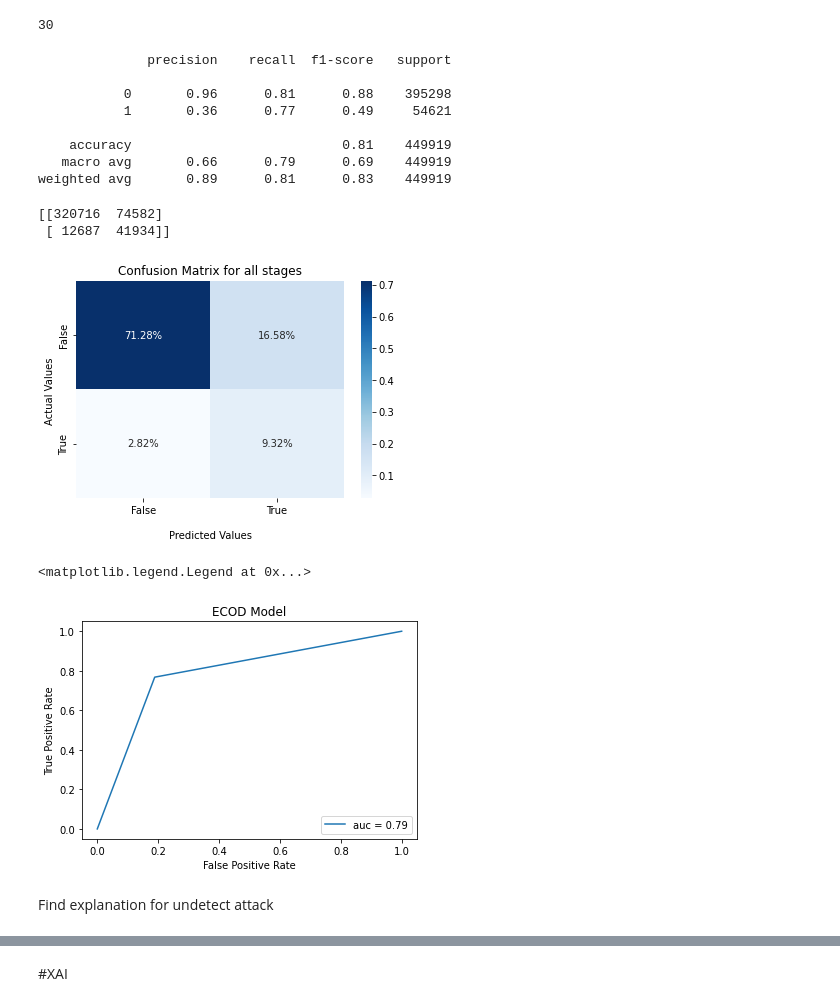
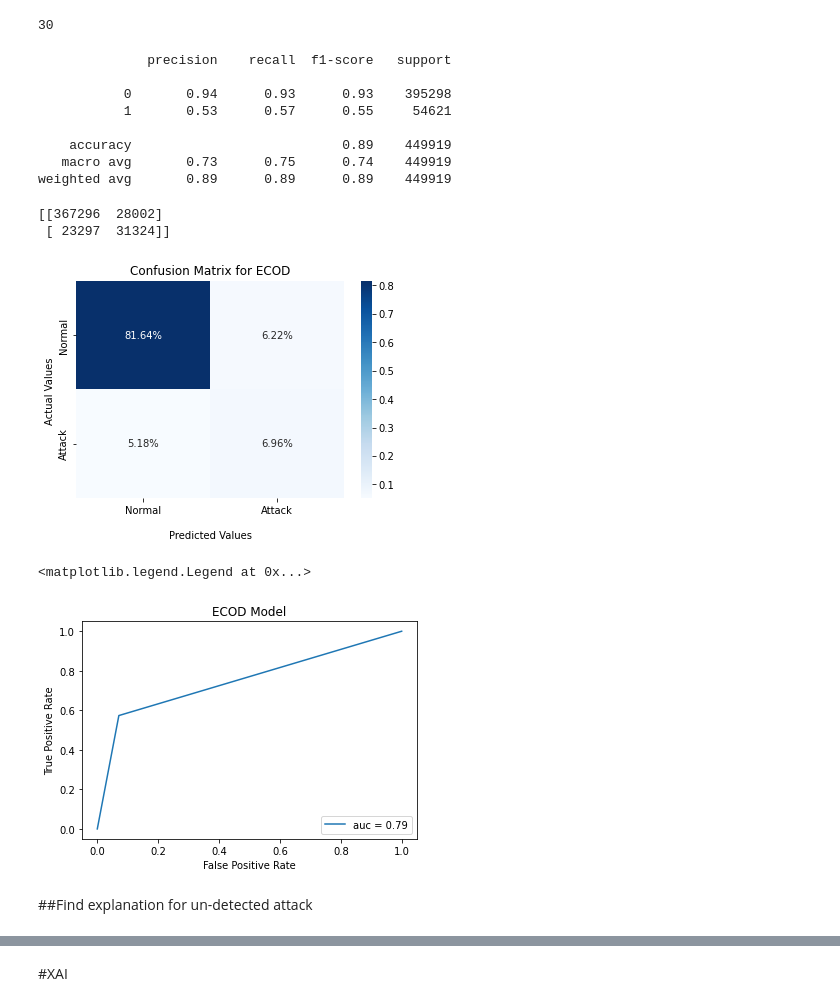
Before and after one commit to Geebigib/Explainable-Anomaly-detection-In-ICS, a Jupyter notebook: Probability_Base_Model_separate_stage.ipynb, the cells around one changed output, grey strips where cells are left out. Cells and saved outputs as stored; diff of their text form; code cells hidden in the pictures.

Commit message:
add undetect attack result

```diff
--- a/Probability_Base_Model_separate_stage.ipynb
+++ b/Probability_Base_Model_separate_stage.ipynb
@@ -731,3 +759,9 @@ time_label[time_label["label"] == 1].tail(5)
 | 445188 | 2016-02-01 13:41:09 | 1 | 0 | 0 | 0 | 1 | 0 | 0 | 0 | 1 |
 | 445189 | 2016-02-01 13:41:10 | 1 | 0 | 0 | 0 | 1 | 0 | 0 | 0 | 1 |
 | 445190 | 2016-02-01 13:41:11 | 1 | 0 | 0 | 0 | 1 | 0 | 0 | 0 | 1 |
+# %%
+time_label['found'] = 0
+t = 100
+for i in range(0,len(time_label)-t):
+  if ((time_label['pred'][i:i+t]) == 1).all():
+    time_label['found'][i:i+t] = 1
@@ -746,49 +783,49 @@ len(np.unique(found))-1 #remove 0
 # %% [output]
 30
 # %%
-print(metrics.classification_report(time_label.label,time_label.pred))
+print(metrics.classification_report(time_label.label,time_label.found))
 # %% [output]
               precision    recall  f1-score   support
 
-           0       0.96      0.81      0.88    395298
-           1       0.36      0.77      0.49     54621
+           0       0.94      0.93      0.93    395298
+           1       0.53      0.57      0.55     54621
 
-    accuracy                           0.81    449919
-   macro avg       0.66      0.79      0.69    449919
-weighted avg       0.89      0.81      0.83    449919
+    accuracy                           0.89    449919
+   macro avg       0.73      0.75      0.74    449919
+weighted avg       0.89      0.89      0.89    449919
 # %%
-cm = confusion_matrix(time_label.label,time_label.pred)
+cm = confusion_matrix(time_label.label,time_label.found)
 
 print(cm)
 # %% [output]
-[[320716  74582]
- [ 12687  41934]]
+[[367296  28002]
+ [ 23297  31324]]
 # %%
 ax = sns.heatmap(cm/np.sum(cm), annot=True,
             fmt='.2%', cmap='Blues')
 
-ax.set_title('Confusion Matrix for all stages');
+ax.set_title('Confusion Matrix for ECOD');
 ax.set_xlabel('\nPredicted Values')
 ax.set_ylabel('Actual Values ');
 
 ## Ticket labels - List must be in alphabetical order
-ax.xaxis.set_ticklabels(['False','True'])
-ax.yaxis.set_ticklabels(['False','True'])
+ax.xaxis.set_ticklabels(['Normal','Attack'])
+ax.yaxis.set_ticklabels(['Normal','Attack'])
 
 ## Display the visualization of the Confusion Matrix.
 plt.show()
 # %% [output]
-[figure, old version]
+[figure, new version]
 # %%
-fpr, tpr, _ = metrics.roc_curve(time_label.label,time_label.pred)
+fpr, tpr, _ = metrics.roc_curve(time_label.label,time_label.found)
 auc = metrics.roc_auc_score(time_label.label,time_label.pred)
 plt.plot(fpr,tpr,label=f"auc = {np.round(auc,2)}")
 plt.ylabel('True Positive Rate')
 plt.xlabel('False Positive Rate')
 plt.title(f'ECOD Model')
 plt.legend(loc=4)
 # %% [output]
 <matplotlib.legend.Legend at 0x...>
-[figure, old version]
+[figure, new version]
 # %% [markdown]
-Find explanation for undetect attack
+##Find explanation for un-detected attack
```
Also changed, not shown: parts of 35 cells of this notebook.
